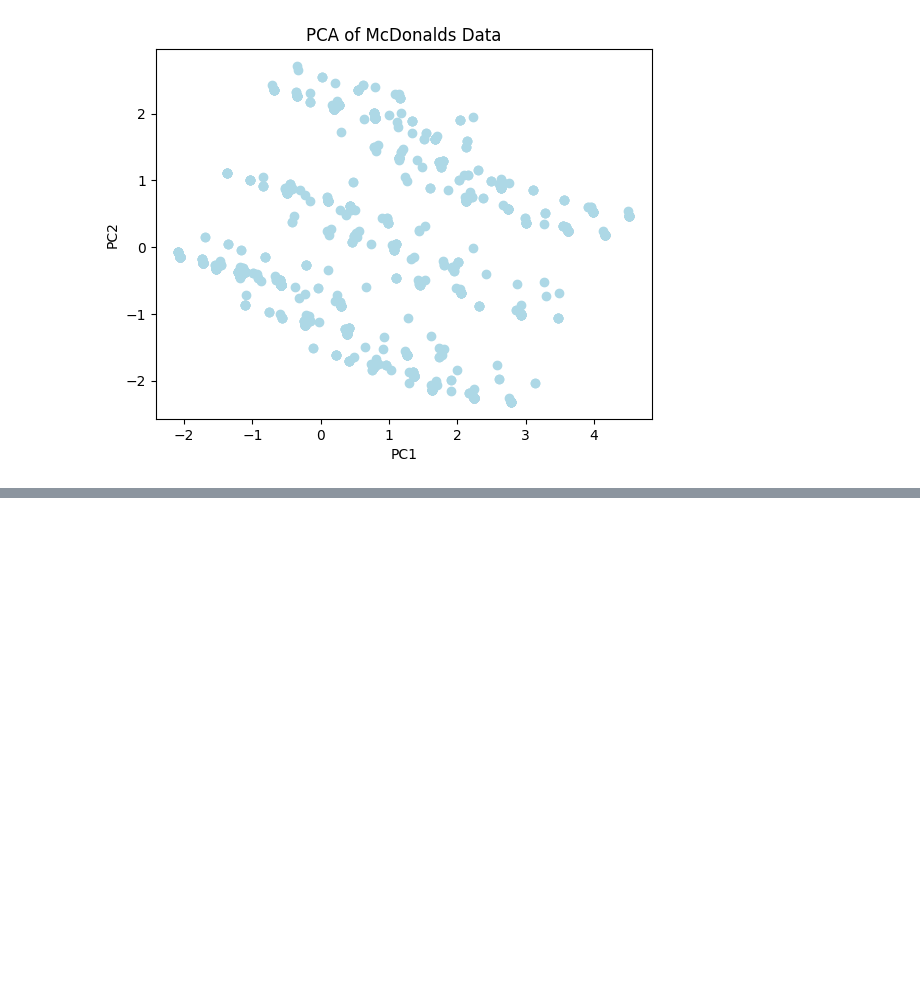
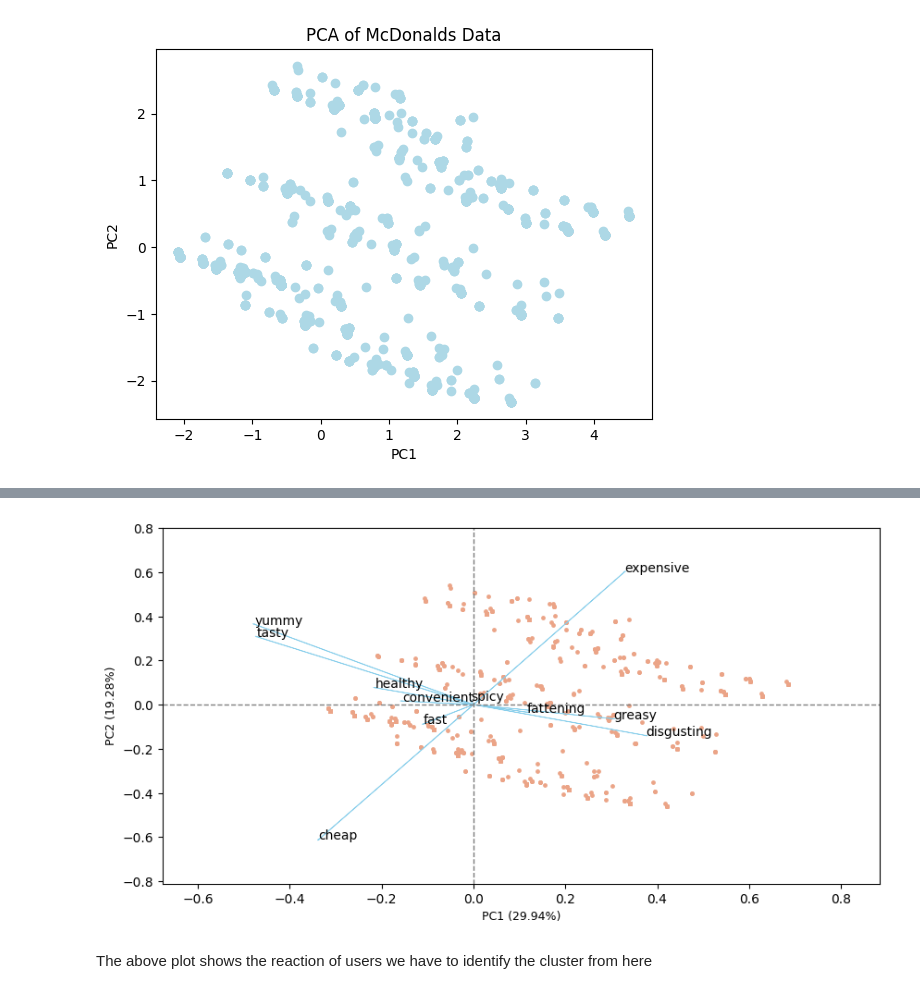
Before and after one commit to Aadhi7310/McD, a Jupyter notebook: Fastfood.ipynb, the cells around one changed output, grey strips where cells are left out. Saved outputs shown, nothing was run; the diff lists cells and outputs as text; code cells hidden in the pictures; blank space fills up the shorter version.

```diff
--- a/Fastfood.ipynb
+++ b/Fastfood.ipynb
@@ -166,0 +187,5 @@ plt.show()
+# %%
+from bioinfokit.visuz import cluster
+cluster.biplot(cscore=scores, loadings=pca.components_, labels=fast_ratings.columns.values, var1=round(pca.explained_variance_ratio_[0]*100, 2),
+               var2=round(pca.explained_variance_ratio_[1]*100, 2), show=True, dim=(10,5))
+# %% [output]
@@ -166,0 +200,3 @@ plt.show()
+[figure, added]
+# %% [markdown]
+The above plot shows the reaction of users we have to identify the cluster from here
```
Also changed, not shown: parts of 15 cells of this notebook.
